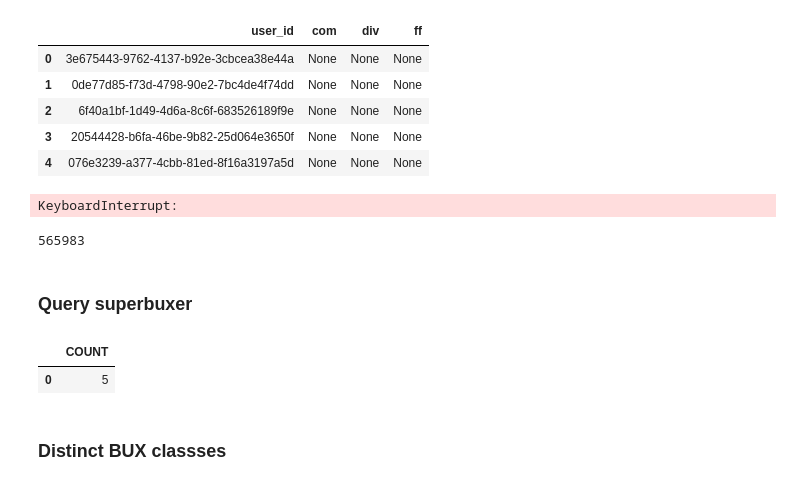
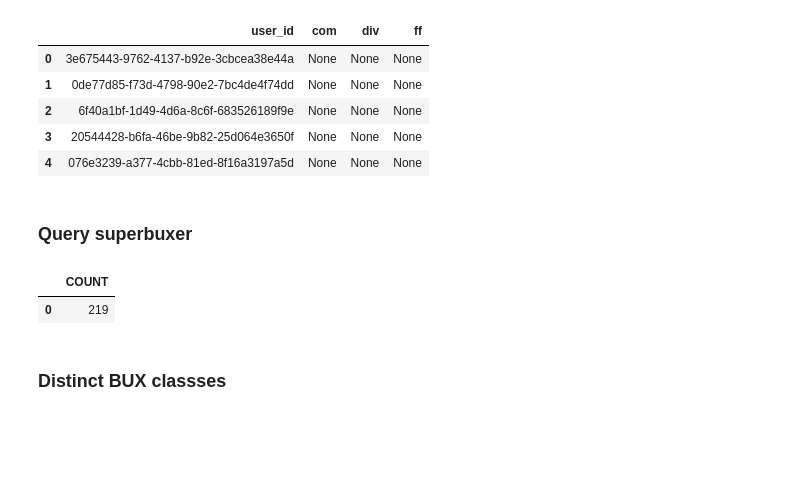
Before and after one commit to josolnik/msc-thesis-bux, a Jupyter notebook: Notebook - Extraction & EDA.ipynb, the cells around one changed output. Drawn from its saved outputs; the diff is of its cells as text; code cells hidden in the pictures; blank space fills up the shorter version.

```diff
--- a/Notebook - Extraction & EDA.ipynb
+++ b/Notebook - Extraction & EDA.ipynb
@@ -410,43 +457,3 @@ CurCV_feb17[0:5]
 | 2 | 6f40a1bf-1d49-4d6a-8c6f-683526189f9e | None | None | None |
 | 3 | 20544428-b6fa-46be-9b82-25d064e3650f | None | None | None |
 | 4 | 076e3239-a377-4cbb-81ed-8f16a3197a5d | None | None | None |
-# %%
-query_curcv_1ycohort_6mCurCV = """
-
-        SELECT a.user_id, a.bux_account_created_dts, SUM(b.commission) as com, SUM(b.dividend) as div, SUM(b.financing_fee) as ff
-        FROM (
-
-        SELECT user_id, bux_account_created_dts
-        FROM reporting.user_details
-        WHERE bux_account_created_dts::date BETWEEN '2016-10-01' AND '2017-09-30'
-        GROUP BY 1,2) a
-
-        LEFT JOIN (
-
-        SELECT
-        a.user_id
-        , created_dts::date as report_date
-        , SUM(decode(transaction_type, 'COMMISSION',-amount * nvl(b.exchange_rate, 1),0))::numeric(20,2) as commission
-        , SUM(decode(transaction_type, 'DIVIDEND',-amount * nvl(b.exchange_rate, 1),0))::numeric(20,2) as dividend
-        , SUM(decode(transaction_type, 'FINANCING_FEE',-amount * nvl(b.exchange_rate, 1),0))::numeric(20,2) as financing_fee
-        FROM reporting.transactions a
-        LEFT JOIN reporting.exchange_rates_eur b on b.report_date = a.created_dts::date and b.currency = a.currency
-        LEFT JOIN reporting.user_details c USING(user_id)
-        WHERE a.created_dts < c.bux_account_created_dts + interval '6 months'
-        GROUP BY 1,2
-        ORDER BY 1 ) b
-
-        ON a.user_id = b.user_id
-        GROUP BY 1,2
-        ORDER BY 1,2
-
-"""
-
-CurCV_1yCohort_6mCurCV = sql_query(query_curcv_1ycohort_6mCurCV)
-CurCV_1yCohort_6mCurCV[0:5]
-# %% [output]
-KeyboardInterrupt:
-# %%
-len(CurCV_1yCohort_6mCurCV)
-# %% [output]
-565983
@@ -461,27 +462,27 @@ CurCV_1yCohort_6mCurCV.to_csv('data/curCv_1ycohort_6mCurCV.csv')
 # %%
 query_superbuxer = """
 
 SELECT
      COUNT (DISTINCT a.user_id)
 FROM
      reporting.user_details a
 JOIN
      reporting.user_type b
 USING
      (user_id)
 WHERE
-     year (bux_account_created_dts) = 2018
+     year (bux_account_created_dts) = 2017
  AND b.date <= a.bux_account_created_dts + interval '1 year'
  AND b.user_type = 'SuperBUXer'
 
 
 """
 
 super_buxer_unique_count_2016 = sql_query(query_superbuxer)
 super_buxer_unique_count_2016[0:5]
 # %% [output]
 |  | COUNT |
-| 0 | 5 |
+| 0 | 219 |
 # %% [markdown]
 ### Distinct BUX classses
 # %%
```
Also changed, not shown: parts of 106 cells of this notebook, 5 other files.
